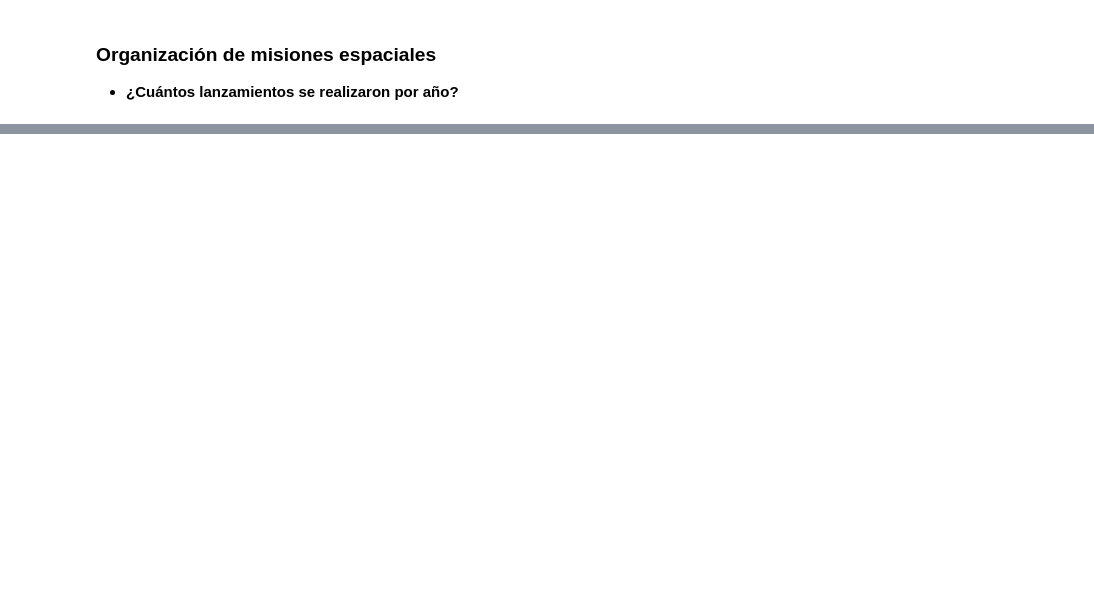
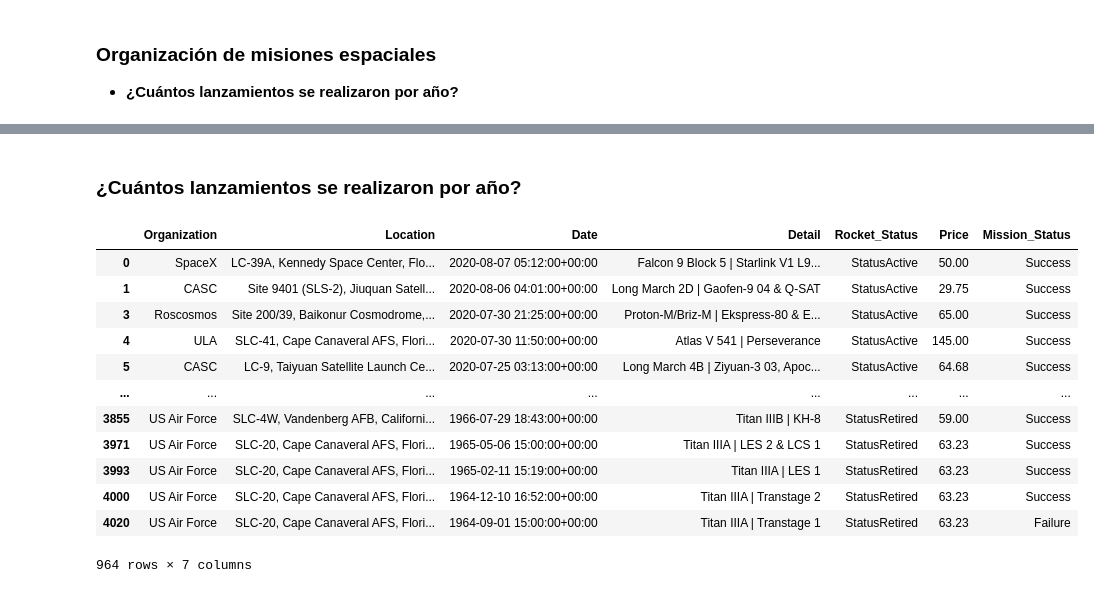
Before and after one commit to Juserna28/Analisis_datos-v1, a Jupyter notebook: Python/analisis_data.ipynb, the cells around one changed output, grey strips where cells are left out. Drawn from its saved outputs; the diff is of its cells as text; code cells hidden in the pictures; blank space fills up the shorter version.

```diff
--- a/Python/analisis_data.ipynb
+++ b/Python/analisis_data.ipynb
@@ -348,0 +357,18 @@ Título con el mayor número de lanzamientos: NASA
+# %% [markdown]
+### ¿Cuántos lanzamientos se realizaron por año?
+# %%
+launches_no_nulos
+# %% [output]
+|  | Organization | Location | Date | Detail | Rocket_Status | Price | Mission_Status |
+| 0 | SpaceX | LC-39A, Kennedy Space Center, Flo... | 2020-08-07 05:12:00+00:00 | Falcon 9 Block 5 | Starlink V1 L9... | StatusActive | 50.00 | Success |
+| 1 | CASC | Site 9401 (SLS-2), Jiuquan Satell... | 2020-08-06 04:01:00+00:00 | Long March 2D | Gaofen-9 04 & Q-SAT | StatusActive | 29.75 | Success |
+| 3 | Roscosmos | Site 200/39, Baikonur Cosmodrome,... | 2020-07-30 21:25:00+00:00 | Proton-M/Briz-M | Ekspress-80 & E... | StatusActive | 65.00 | Success |
+| 4 | ULA | SLC-41, Cape Canaveral AFS, Flori... | 2020-07-30 11:50:00+00:00 | Atlas V 541 | Perseverance | StatusActive | 145.00 | Success |
+| 5 | CASC | LC-9, Taiyuan Satellite Launch Ce... | 2020-07-25 03:13:00+00:00 | Long March 4B | Ziyuan-3 03, Apoc... | StatusActive | 64.68 | Success |
+| ... | ... | ... | ... | ... | ... | ... | ... |
+| 3855 | US Air Force | SLC-4W, Vandenberg AFB, Californi... | 1966-07-29 18:43:00+00:00 | Titan IIIB | KH-8 | StatusRetired | 59.00 | Success |
+| 3971 | US Air Force | SLC-20, Cape Canaveral AFS, Flori... | 1965-05-06 15:00:00+00:00 | Titan IIIA | LES 2 & LCS 1 | StatusRetired | 63.23 | Success |
+| 3993 | US Air Force | SLC-20, Cape Canaveral AFS, Flori... | 1965-02-11 15:19:00+00:00 | Titan IIIA | LES 1 | StatusRetired | 63.23 | Success |
+| 4000 | US Air Force | SLC-20, Cape Canaveral AFS, Flori... | 1964-12-10 16:52:00+00:00 | Titan IIIA | Transtage 2 | StatusRetired | 63.23 | Success |
+| 4020 | US Air Force | SLC-20, Cape Canaveral AFS, Flori... | 1964-09-01 15:00:00+00:00 | Titan IIIA | Transtage 1 | StatusRetired | 63.23 | Failure |
+964 rows × 7 columns
```
Also changed, not shown: parts of 7 cells of this notebook.
